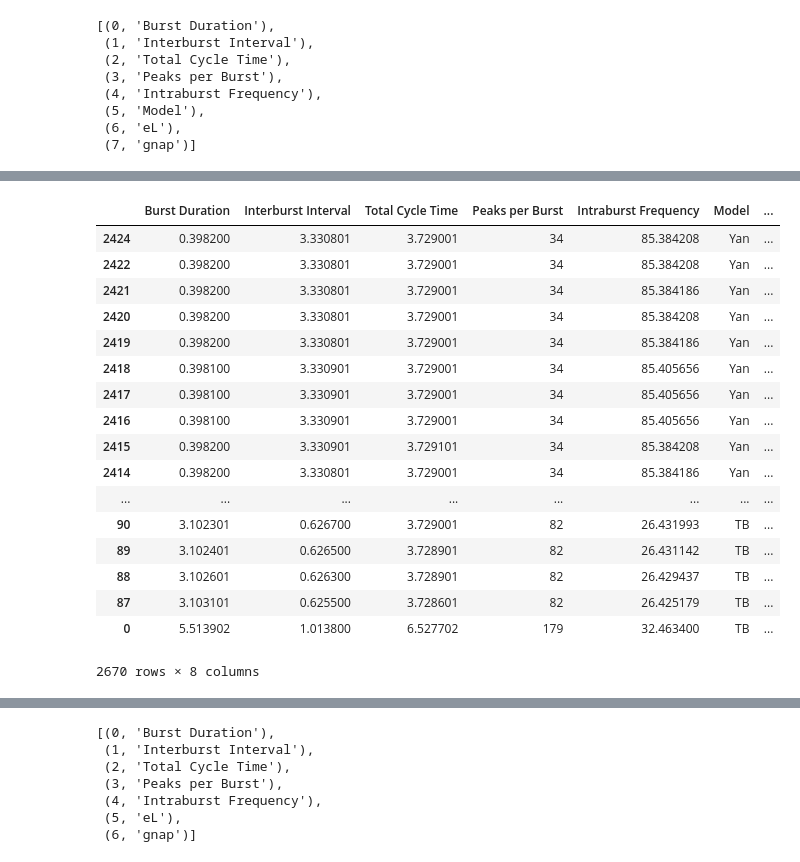
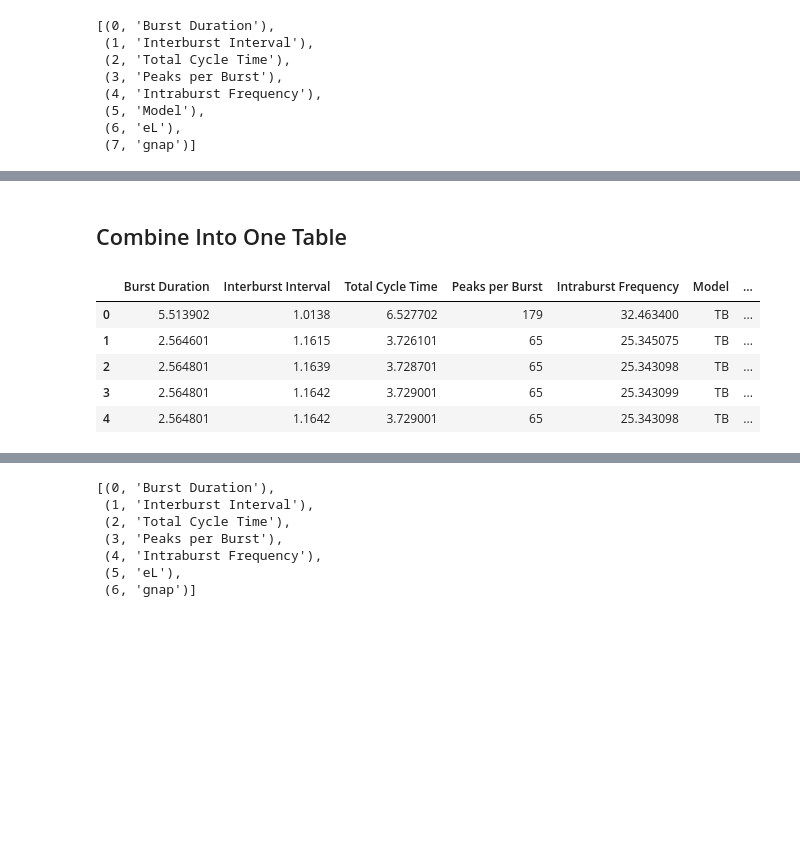
Before and after one commit to mfinemorris/NMProject, a Jupyter notebook: IPYNB/Seaborn Exp.ipynb, the cells around one changed output, grey strips where cells are left out. Cells and saved outputs as stored; diff of their text form; code cells hidden in the pictures; blank space fills up the shorter version.

```diff
--- a/IPYNB/Seaborn Exp.ipynb
+++ b/IPYNB/Seaborn Exp.ipynb
@@ -84,22 +116,13 @@ plt.show()
+# %% [markdown]
+## Combine Into One Table
 # %%
 combined_table = pd.concat([table_t,table_y],ignore_index=True)
-combined_table.sort(columns=['eL'],ascending=False)
+#combined_table.sort(columns=['eL'],ascending=False)
+combined_table.head()
 # %% [output]
 |  | Burst Duration | Interburst Interval | Total Cycle Time | Peaks per Burst | Intraburst Frequency | Model | ... |
-| 2424 | 0.398200 | 3.330801 | 3.729001 | 34 | 85.384208 | Yan | ... |
-| 2422 | 0.398200 | 3.330801 | 3.729001 | 34 | 85.384208 | Yan | ... |
-| 2421 | 0.398200 | 3.330801 | 3.729001 | 34 | 85.384186 | Yan | ... |
-| 2420 | 0.398200 | 3.330801 | 3.729001 | 34 | 85.384208 | Yan | ... |
-| 2419 | 0.398200 | 3.330801 | 3.729001 | 34 | 85.384186 | Yan | ... |
-| 2418 | 0.398100 | 3.330901 | 3.729001 | 34 | 85.405656 | Yan | ... |
-| 2417 | 0.398100 | 3.330901 | 3.729001 | 34 | 85.405656 | Yan | ... |
-| 2416 | 0.398100 | 3.330901 | 3.729001 | 34 | 85.405656 | Yan | ... |
-| 2415 | 0.398200 | 3.330901 | 3.729101 | 34 | 85.384208 | Yan | ... |
-| 2414 | 0.398200 | 3.330801 | 3.729001 | 34 | 85.384186 | Yan | ... |
-| ... | ... | ... | ... | ... | ... | ... | ... |
-| 90 | 3.102301 | 0.626700 | 3.729001 | 82 | 26.431993 | TB | ... |
-| 89 | 3.102401 | 0.626500 | 3.728901 | 82 | 26.431142 | TB | ... |
-| 88 | 3.102601 | 0.626300 | 3.728901 | 82 | 26.429437 | TB | ... |
-| 87 | 3.103101 | 0.625500 | 3.728601 | 82 | 26.425179 | TB | ... |
-| 0 | 5.513902 | 1.013800 | 6.527702 | 179 | 32.463400 | TB | ... |
+| 0 | 5.513902 | 1.0138 | 6.527702 | 179 | 32.463400 | TB | ... |
+| 1 | 2.564601 | 1.1615 | 3.726101 | 65 | 25.345075 | TB | ... |
+| 2 | 2.564801 | 1.1639 | 3.728701 | 65 | 25.343098 | TB | ... |
+| 3 | 2.564801 | 1.1642 | 3.729001 | 65 | 25.343099 | TB | ... |
+| 4 | 2.564801 | 1.1642 | 3.729001 | 65 | 25.343098 | TB | ... |
-2670 rows × 8 columns
```
Also changed, not shown: parts of 39 cells of this notebook.
